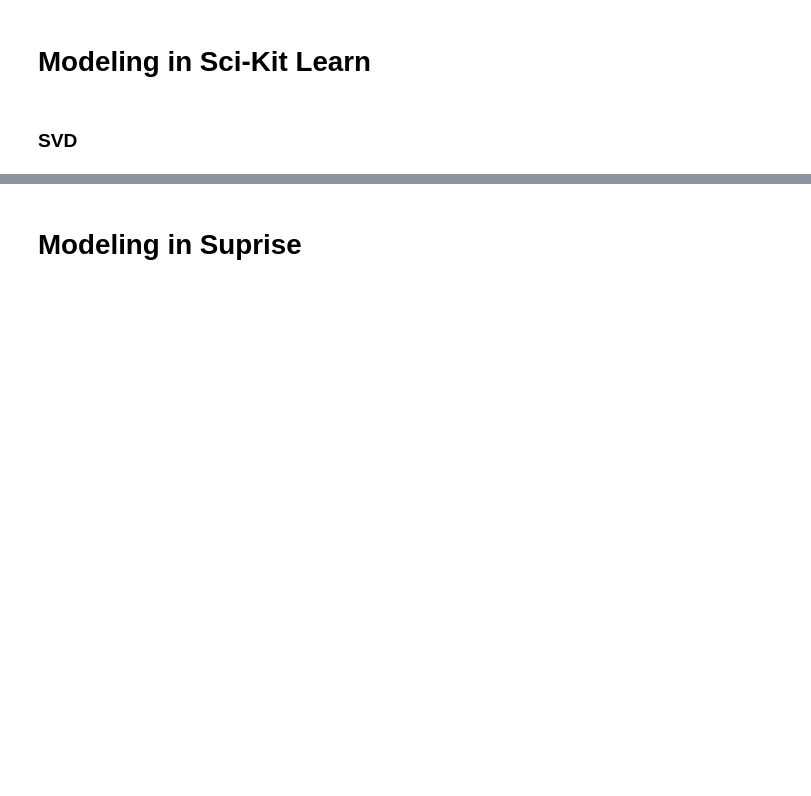
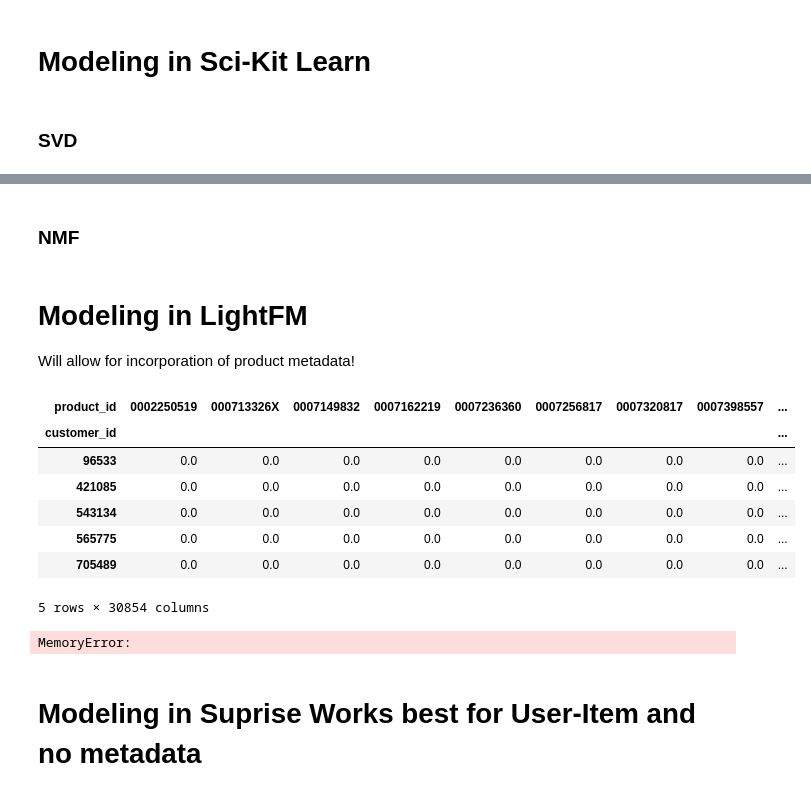
Before and after one commit to abitbetter/Amazon-Recommenders, a Jupyter notebook: Model_CF_local.ipynb, the cells around one changed output, grey strips where cells are left out. Drawn from its saved outputs; the diff is of its cells as text; code cells hidden in the pictures; blank space fills up the shorter version.

Commit message:
Add LightFM model and NMF model in Sklearn

```diff
--- a/Model_CF_local.ipynb
+++ b/Model_CF_local.ipynb
@@ -137,0 +141,11 @@ print_recs(book_title, corr, "The Stand")
+# %% [markdown]
+### NMF
+# %%
+from scipy.sparse import csr_matrix
+from sklearn.decomposition import NMF
+df_pivot = df.pivot_table(index='customer_id',columns='product_title',values='star_rating',fill_value=0)
+X = df_pivot.T
+NMFmod = NMF(n_components=12)
+matrix = NMFmod.fit_transform(X)
+corr = np.corrcoef(matrix)
+book_title = df_pivot.columns
@@ -137,0 +167,3 @@ print_recs(book_title, corr, "The Stand")
+# %% [markdown]
+# Modeling in LightFM
+Will allow for incorporation of product metadata!
@@ -137,0 +280,16 @@ print_recs(book_title, corr, "The Stand")
+# %%
+# Creating interaction matrix using rating data
+interactions = create_interaction_matrix(df = df,
+                                         user_col = 'customer_id',
+                                         item_col = 'product_id',
+                                         rating_col = 'star_rating')
+interactions.head()
+# %% [output]
+| product_id | 0002250519 | 000713326X | 0007149832 | 0007162219 | 0007236360 | 0007256817 | 0007320817 | 0007398557 | ... |
+| customer_id |  |  |  |  |  |  |  |  | ... |
+| 96533 | 0.0 | 0.0 | 0.0 | 0.0 | 0.0 | 0.0 | 0.0 | 0.0 | ... |
+| 421085 | 0.0 | 0.0 | 0.0 | 0.0 | 0.0 | 0.0 | 0.0 | 0.0 | ... |
+| 543134 | 0.0 | 0.0 | 0.0 | 0.0 | 0.0 | 0.0 | 0.0 | 0.0 | ... |
+| 565775 | 0.0 | 0.0 | 0.0 | 0.0 | 0.0 | 0.0 | 0.0 | 0.0 | ... |
+| 705489 | 0.0 | 0.0 | 0.0 | 0.0 | 0.0 | 0.0 | 0.0 | 0.0 | ... |
+5 rows × 30854 columns
@@ -137,0 +311,7 @@ print_recs(book_title, corr, "The Stand")
+# %%
+## Creating item-item distance matrix
+from sklearn.metrics.pairwise import cosine_similarity
+item_item_dist = create_item_emdedding_distance_matrix(model = mf_model,
+                                                       interactions = interactions)
+# %% [output]
+MemoryError:
@@ -138,5 +324,5 @@ print_recs(book_title, corr, "The Stand")
 # %% [markdown]
-# Modeling in Suprise
+# Modeling in Suprise  Works best for User-Item and no metadata
 # %%
 from surprise import Reader, Dataset
 
```
Also changed, not shown: parts of 15 cells of this notebook.
